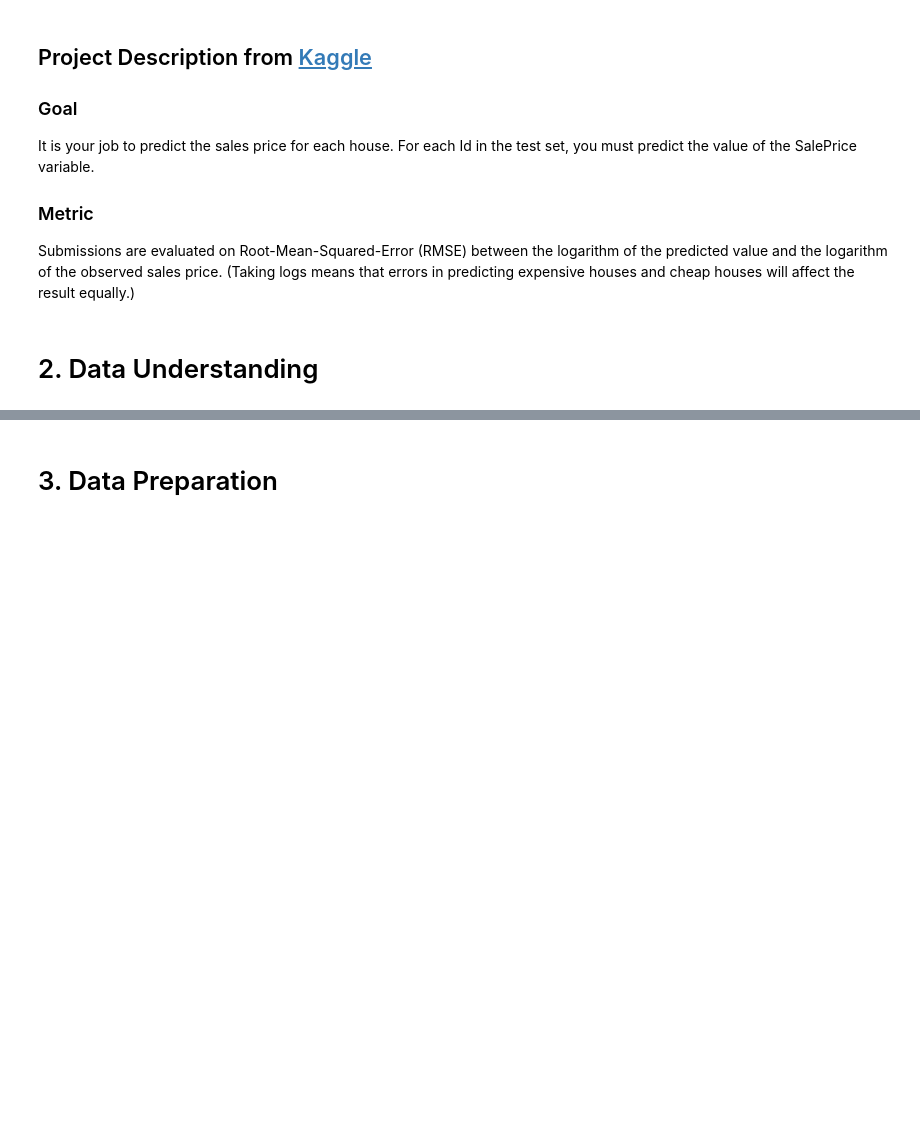
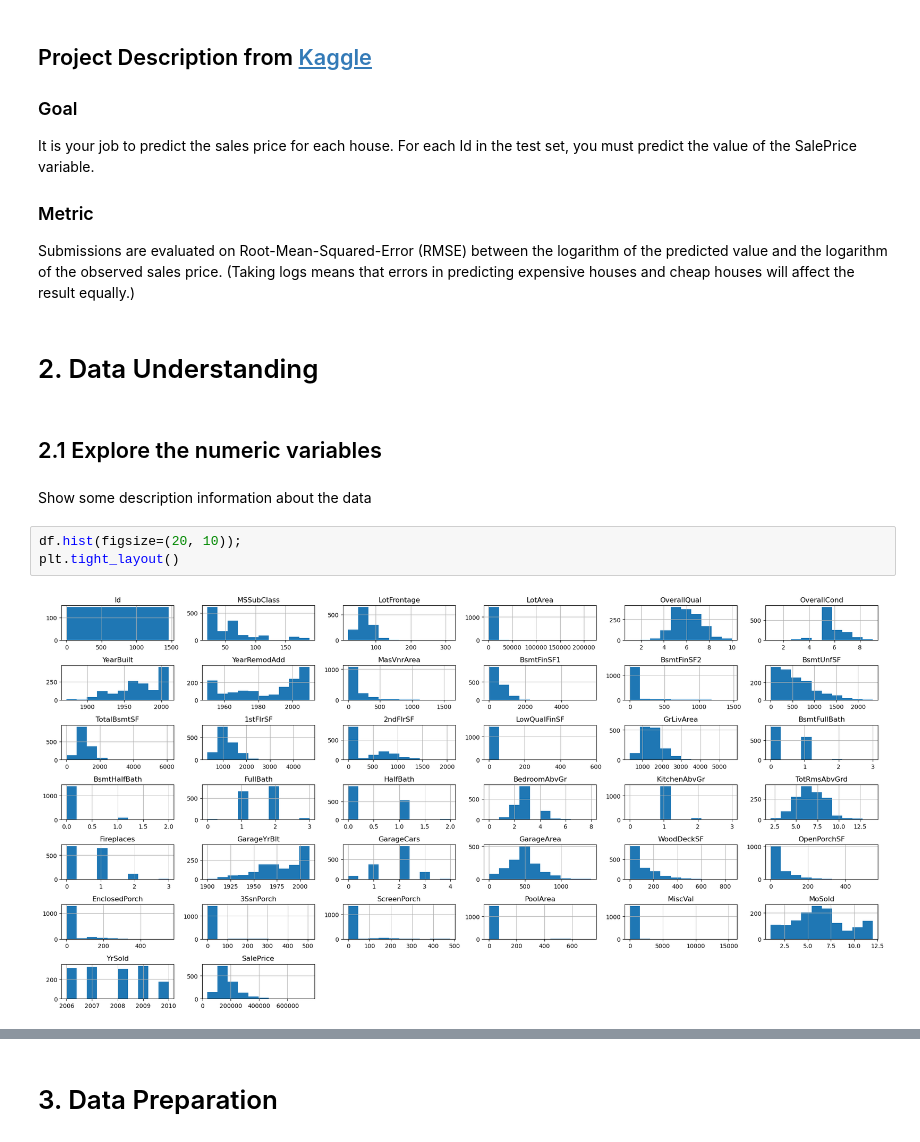
Before and after one commit to charlesbeacham/housing, a Jupyter notebook: ml.ipynb, the cells around one changed output, grey strips where cells are left out. Drawn from its saved outputs; the diff is of its cells as text; blank space fills up the shorter version.

Commit message:
explore data

```diff
--- a/ml.ipynb
+++ b/ml.ipynb
@@ -28,3 +28,12 @@ It is your job to predict the sales price for each house. For each Id in the tes
 Submissions are evaluated on Root-Mean-Squared-Error (RMSE) between the logarithm of the predicted value and the logarithm of the observed sales price. (Taking logs means that errors in predicting expensive houses and cheap houses will affect the result equally.)
 # %% [markdown]
 # 2. Data Understanding
+# %% [markdown]
+## 2.1 Explore the numeric variables
+# %% [markdown]
+Show some description information about the data
+# %%
+df.hist(figsize=(20, 10));
+plt.tight_layout()
+# %% [output]
+[figure, added]
```
Also changed, not shown: parts of 10 cells of this notebook.
